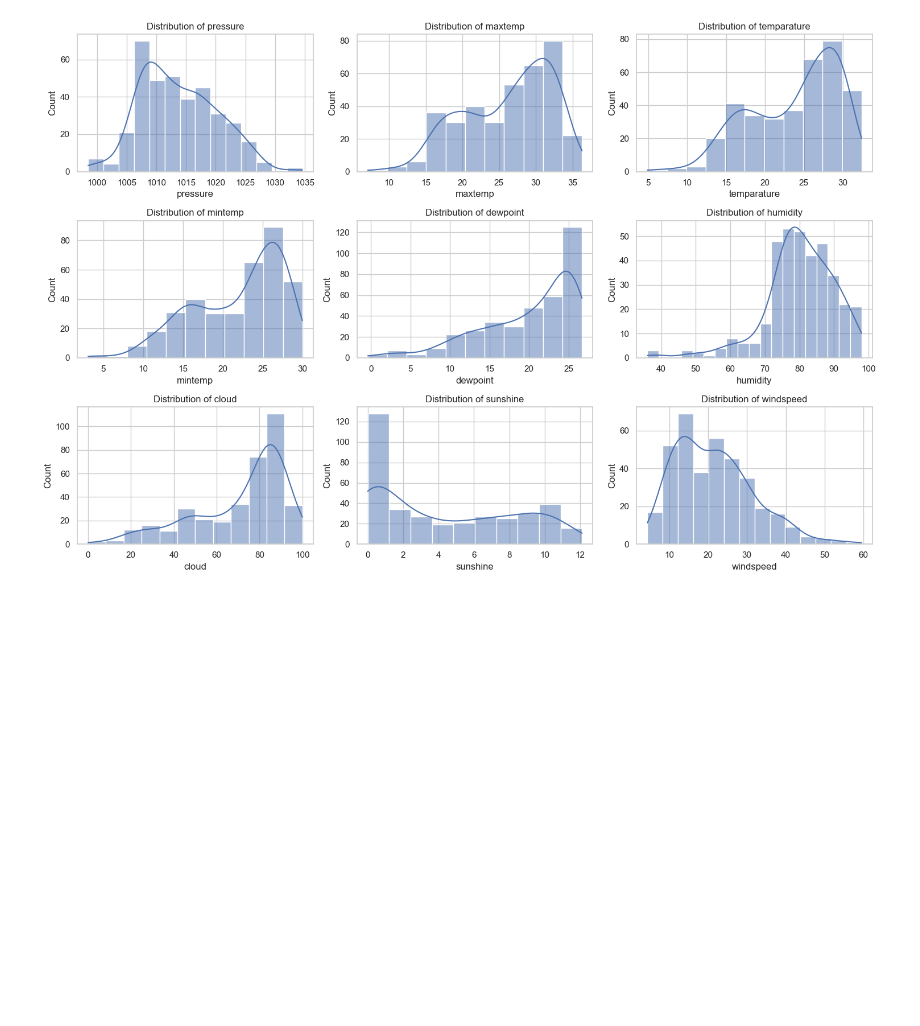
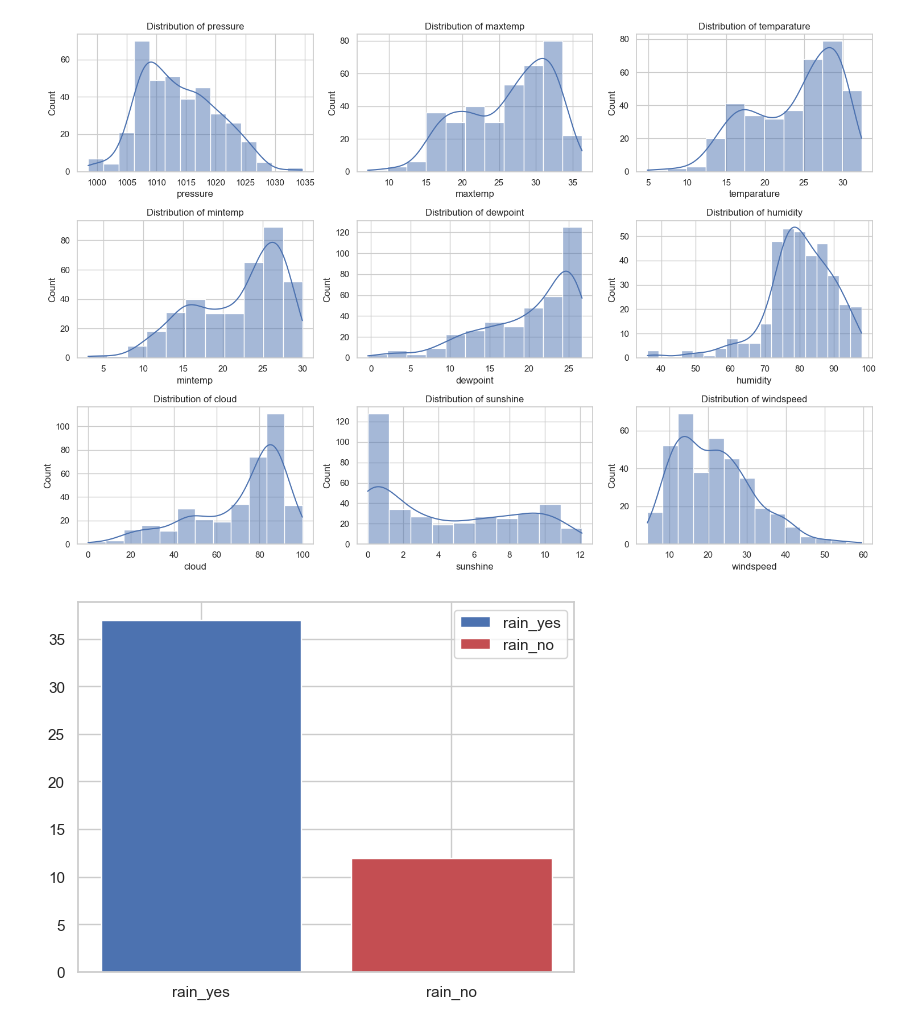
Before and after one commit to Raksha1729/Prediction_of_Rainfall_using_ML, a Jupyter notebook: prediction_model.ipynb, the cells around one changed output. Cells and saved outputs as stored; diff of their text form; code cells hidden in the pictures; blank space fills up the shorter version.

```diff
--- a/prediction_model.ipynb
+++ b/prediction_model.ipynb
@@ -301,3 +301,12 @@ plt.tight_layout()
 plt.show()
 # %% [output]
 [figure]
+# %%
+# Bar plot
+rain_yes=len(df[df['rainfall']==1])
+rain_no=len(df[df['rainfall']==0])
+plt.bar(['rain_yes','rain_no'],[rain_yes,rain_no],color=['b','r'],label=['rain_yes','rain_no'])
+plt.legend()
+plt.show()
+# %% [output]
+[figure, added]
```
Also changed, not shown: parts of 2 cells of this notebook.
